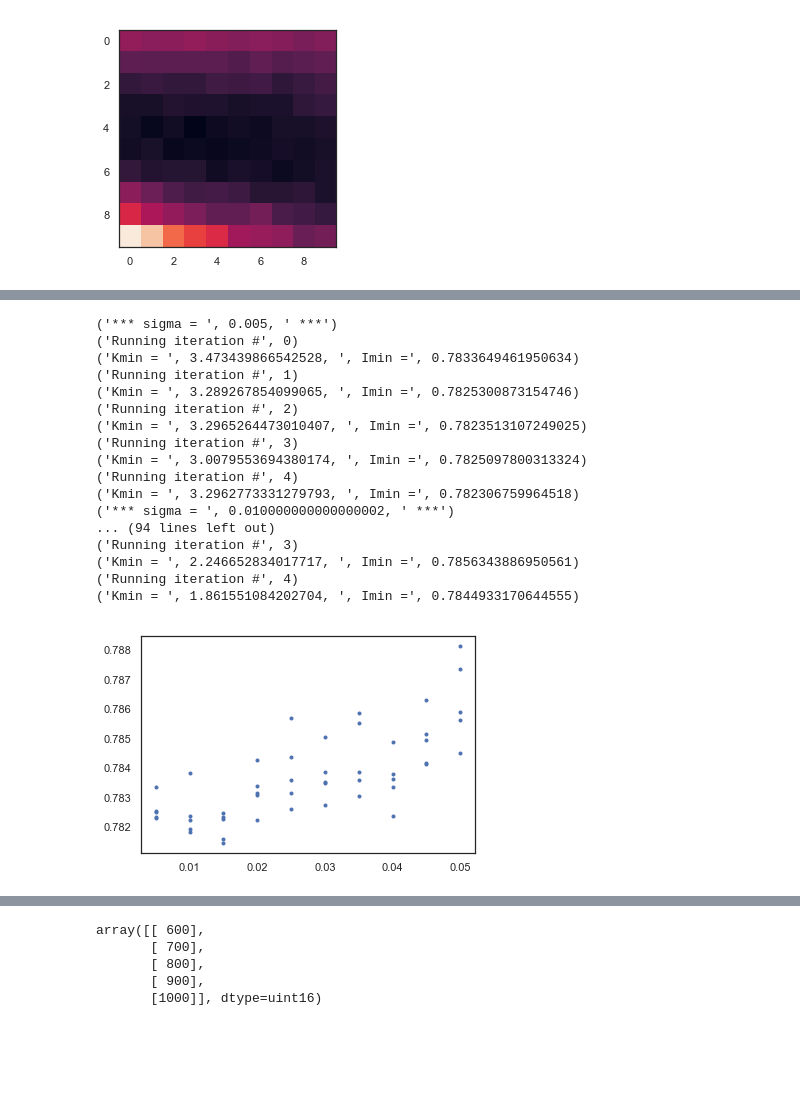
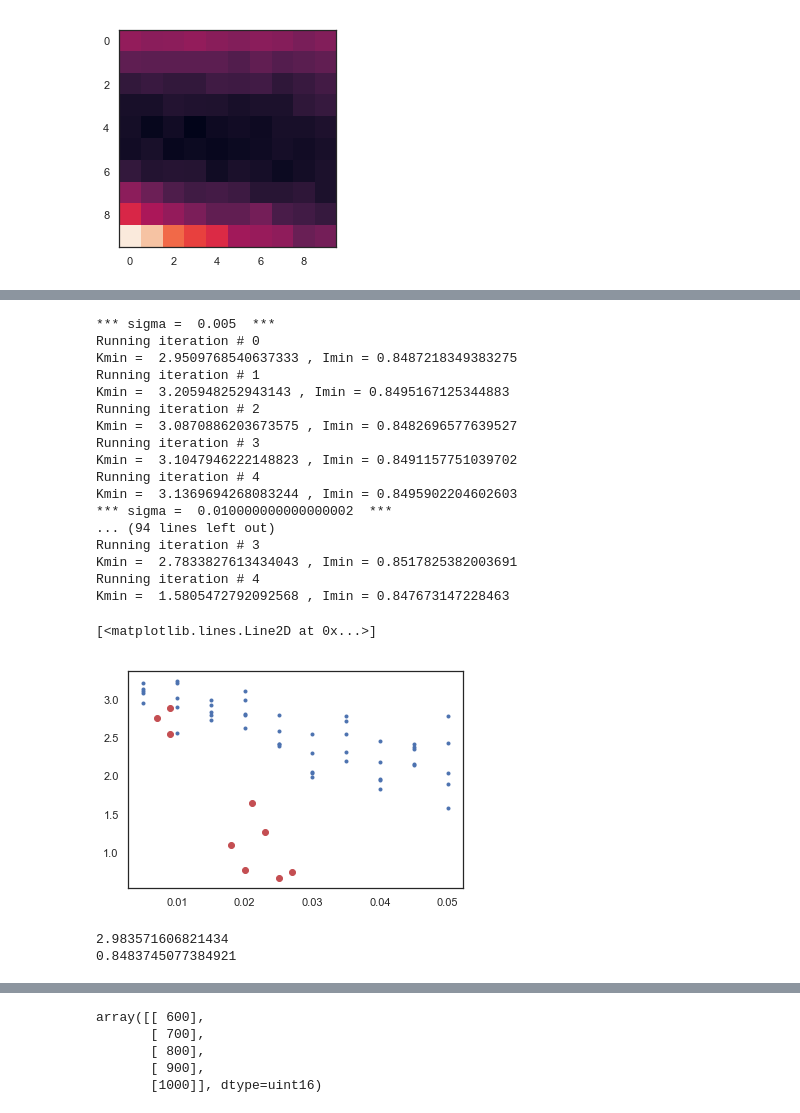
Before and after one commit to jazlab/SE_NL_MJ_2020, a Jupyter notebook: integrator_feedback_circuit.ipynb, the cells around one changed output, grey strips where cells are left out. Cells and saved outputs as stored; diff of their text form; code cells hidden in the pictures; blank space fills up the shorter version.

```diff
--- a/integrator_feedback_circuit.ipynb
+++ b/integrator_feedback_circuit.ipynb
@@ -595,5 +551,5 @@ for id_s, sigma in enumerate(sigma_lst):
 # %%
-# Doing random sampling for (I,K)
+### Doing random sampling for (I,K)
 
 # Initiate the trial with a fixed current, trial duration is randomized in [600, 1000]
 durations = np.linspace(600, 1000, 5)
@@ -612,8 +568,8 @@ maxiter = 5
 ILST = np.zeros((len(sigma_lst), maxiter))
 KLST = np.zeros((len(sigma_lst), maxiter))
 
-bar = Bar('Processing', max=1000)
-bar.start()
+#bar = Bar('Processing', max=1000)
+#bar.start()
 
 # Do simulation several times to obtain error bars
 for id_s, sigma in enumerate(sigma_lst):
@@ -622,7 +578,7 @@ for id_s, sigma in enumerate(sigma_lst):
         print('Running iteration #', niter)
         # For each iteration, re-pick list of I and K
         Klst = np.random.uniform(low=1, high=3.5, size=nsamples)
-        initIlst = np.random.uniform(low=0.78, high=0.79, size=nsamples)
+        initIlst = np.random.uniform(low=0.84, high=0.86, size=nsamples)
 
         mse_lst = np.zeros(nsamples)
         for i in range(nsamples):
@@ -636,14 +592,14 @@ for id_s, sigma in enumerate(sigma_lst):
                                                                        duration=time, sigma=sigma, K=K, initI=I)
 
                 Ylst2 = np.array(ylst2)
-                times = get_times_lst_from_y(np.array(Ylst2), 0.7)
+                times = get_times_lst_from_y(np.array(Ylst2))
                 times = times[(times > 0) & (times != np.inf)]
 
                 mse_total += np.sum((times * 10 - time)**2)
 
             mse_lst[i] = np.sqrt(np.mean(mse_total))
             #print('I = ', I, 'K = ', K, 'Total MSE = ', np.sqrt(np.mean(mse_total)))
-            bar.next()
+            #bar.next()
         # Determine the arg-min of the list
         argmin = np.argsort(mse_lst)
         Kmin = Klst[argmin[0]]
@@ -653,32 +609,54 @@ for id_s, sigma in enumerate(sigma_lst):
         print('Kmin = ', Kmin, ', Imin =', Imin)
 
 
-bar.finish()
+#bar.finish()
 
 #plt.plot(initIlst, mse_lst)
 # %% [output]
-('*** sigma = ', 0.005, ' ***')
-('Running iteration #', 0)
-('Kmin = ', 3.473439866542528, ', Imin =', 0.7833649461950634)
-('Running iteration #', 1)
-('Kmin = ', 3.289267854099065, ', Imin =', 0.7825300873154746)
-('Running iteration #', 2)
-('Kmin = ', 3.2965264473010407, ', Imin =', 0.7823513107249025)
-('Running iteration #', 3)
-('Kmin = ', 3.0079553694380174, ', Imin =', 0.7825097800313324)
-('Running iteration #', 4)
-('Kmin = ', 3.2962773331279793, ', Imin =', 0.782306759964518)
-('*** sigma = ', 0.010000000000000002, ' ***')
+*** sigma =  0.005  ***
+Running iteration # 0
+Kmin =  2.9509768540637333 , Imin = 0.8487218349383275
+Running iteration # 1
+Kmin =  3.205948252943143 , Imin = 0.8495167125344883
+Running iteration # 2
+Kmin =  3.0870886203673575 , Imin = 0.8482696577639527
+Running iteration # 3
+Kmin =  3.1047946222148823 , Imin = 0.8491157751039702
+Running iteration # 4
+Kmin =  3.1369694268083244 , Imin = 0.8495902204602603
+*** sigma =  0.010000000000000002  ***
 ... (94 lines left out)
-('Running iteration #', 3)
-('Kmin = ', 2.246652834017717, ', Imin =', 0.7856343886950561)
-('Running iteration #', 4)
-('Kmin = ', 1.861551084202704, ', Imin =', 0.7844933170644555)
+Running iteration # 3
+Kmin =  2.7833827613434043 , Imin = 0.8517825382003691
+Running iteration # 4
+Kmin =  1.5805472792092568 , Imin = 0.847673147228463
-# %%
-for i, sigma in enumerate(sigma_lst):
-    plt.plot(np.ones(5) * sigma, ILST[i,:],'b.')
-# %% [output]
-[figure, removed]
+# %%
+for i, sigma in enumerate(sigma_lst):
+    plt.plot(np.ones(5) * sigma, KLST[i,:],'b.')
+
+# Behavioral results
+#sigma_behavior = [0.019, 0.019, 0.008, 0.02, 0.009, 0.01, 0.017, 0.0245, 0.026];
+#I_behavior = [0.780, 0.779, 0.783, 0.780, 0.783, 0.782, 0.7805, 0.7792, 0.7773];
+#K_behavior = [1.0, 1.0, 2.7, 1.0, 3.3, 2.7, 0.8, 0.8, 0.85];
+
+sigma_behavior = [0.009, 0.018, 0.023, 0.007, 0.021, 0.009, 0.020, 0.025, 0.027];
+I_behavior = [0.781, 0.780, 0.780, 0.782, 0.781, 0.782, 0.781, 0.779, 0.777];
+K_behavior = [2.55, 1.10, 1.28, 2.76, 1.65, 2.89, 0.78, 0.67, 0.75];
+
+
+#plt.subplot('121')
+plt.plot(sigma_behavior, K_behavior, 'or')
+#plt.subplot('122')
+#plt.plot(sigma_behavior, I_behavior, 'or')
+# %% [output]
+[<matplotlib.lines.Line2D at 0x...>]
+[figure, added]
+# %%
+print(np.mean(KLST[1,:]))
+print(np.mean(ILST[1,:]))
+# %% [output]
+2.983571606821434
+0.8483745077384921
 # %%
 scipy.io.savemat('PlotTools/IK_sim_relationship.mat', {'ILST': ILST, 'KLST': KLST,
                                             'sigma_lst': sigma_lst})
```
Also changed, not shown: parts of 18 cells of this notebook.
